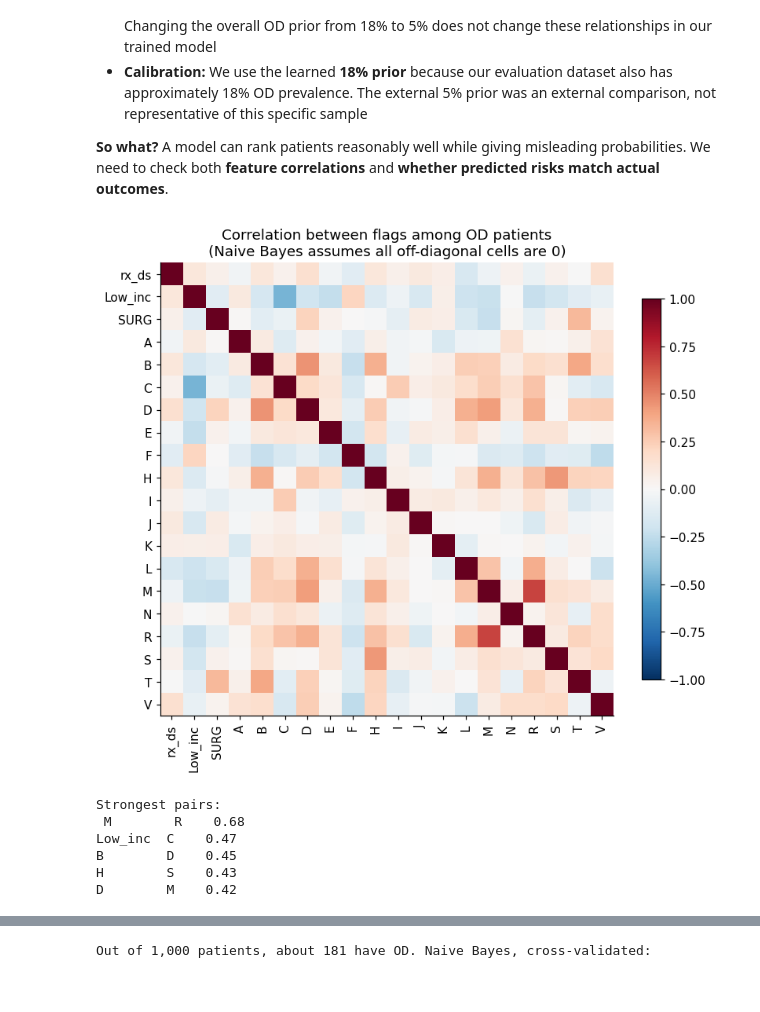
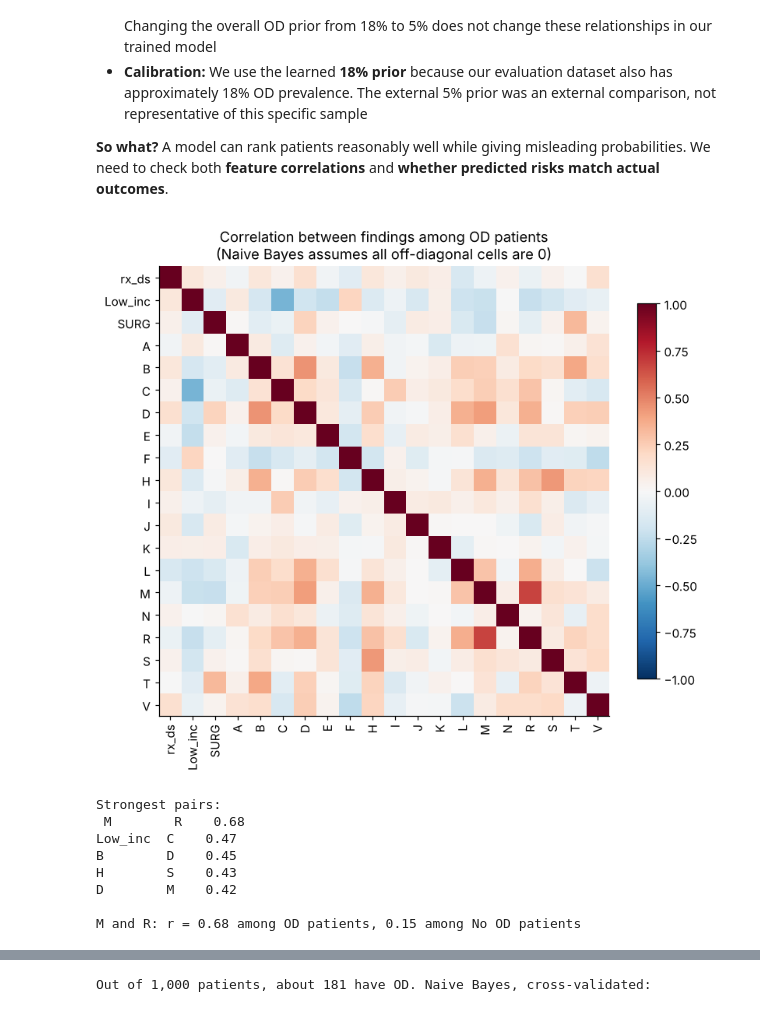
Before and after one commit to IE-ML-for-Healthcare/Bayesian-in-HC, a Jupyter notebook: 04_naive_bayes_opioid_demo_v2.ipynb, the cells around one changed output, grey strips where cells are left out. Drawn from its saved outputs; the diff is of its cells as text; code cells hidden in the pictures.

```diff
--- a/04_naive_bayes_opioid_demo_v2.ipynb
+++ b/04_naive_bayes_opioid_demo_v2.ipynb
@@ -963,23 +969,27 @@ The model might predict a **30% probability of OD**, but only 15% actually have
 # %%
 Xtr_bin = pd.DataFrame(nb_pipe.named_steps["prep"].transform(X_train), columns=feat_names)
 corr = Xtr_bin[y_train.values == 1].corr()
 
 fig, ax = plt.subplots(figsize=(7.5, 6.5))
 im = ax.imshow(corr, cmap="RdBu_r", vmin=-1, vmax=1)
 ax.set_xticks(range(len(feat_names)), feat_names, rotation=90); ax.set_yticks(range(len(feat_names)), feat_names)
-ax.set_title("Correlation between flags among OD patients\n(Naive Bayes assumes all off-diagonal cells are 0)")
+ax.set_title("Correlation between findings among OD patients\n(Naive Bayes assumes all off-diagonal cells are 0)")
 plt.colorbar(im, ax=ax, shrink=.8); plt.tight_layout(); plt.show()
 
 pairs = corr.where(np.triu(np.ones(corr.shape), 1).astype(bool)).stack()
 print("Strongest pairs:\n", pairs.abs().sort_values(ascending=False).head(5).round(2).to_string())
+r_od = corr.loc["M", "R"]; r_no = Xtr_bin[y_train.values == 0].corr().loc["M", "R"]
+print(f"\nM and R: r = {r_od:.2f} among OD patients, {r_no:.2f} among No OD patients")
 # %% [output]
-[figure, old version]
+[figure, new version]
 Strongest pairs:
  M        R    0.68
 Low_inc  C    0.47
 B        D    0.45
 H        S    0.43
 D        M    0.42
+
+M and R: r = 0.68 among OD patients, 0.15 among No OD patients
 # %% [markdown]
 ### So what? Should we remove one of these features?
 
```
Also changed, not shown: parts of 36 cells of this notebook.
